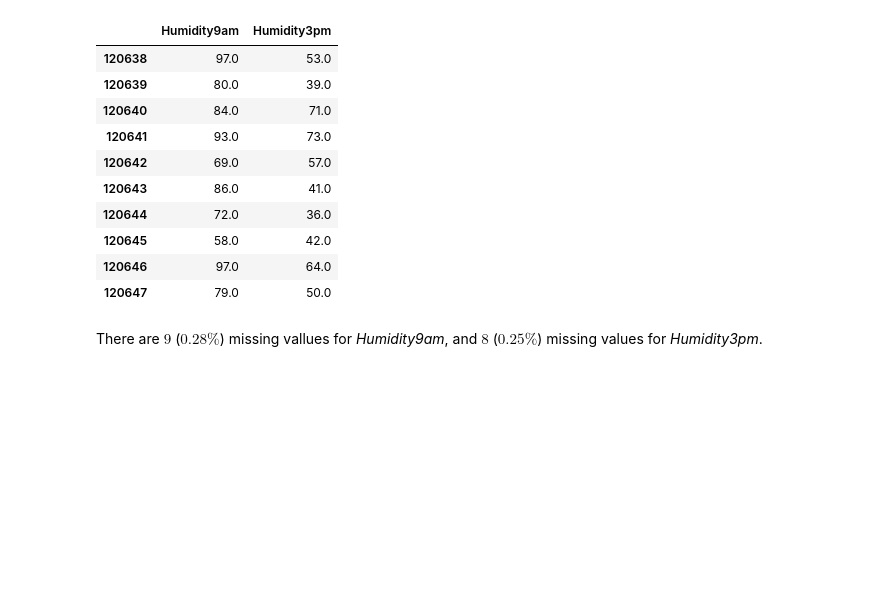
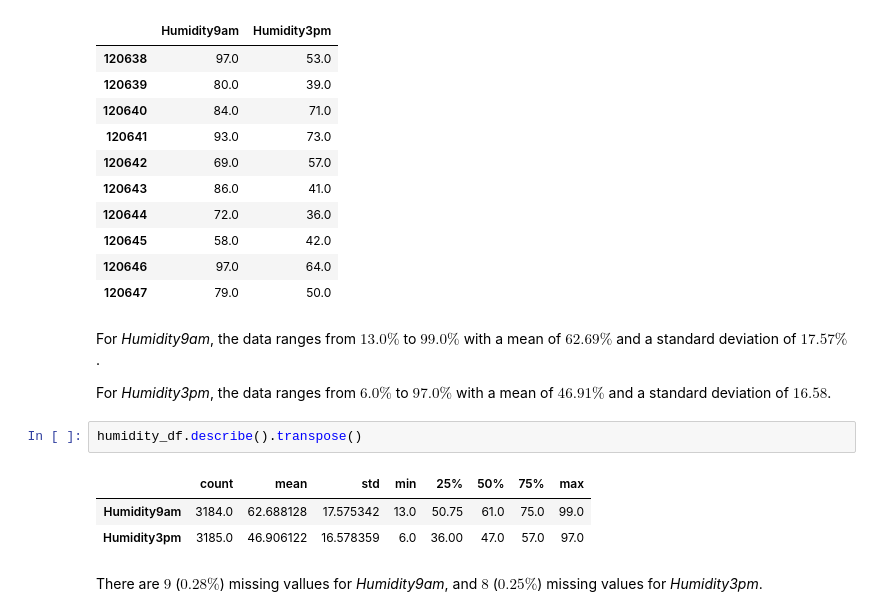
Before and after one commit to poolGolez/project-roosevelt, a Jupyter notebook: will-it-rain-in-perth.ipynb, the cells around one changed output. Cells and saved outputs as stored; diff of their text form; blank space fills up the shorter version.

Commit message:
Fix Humidity attributes

```diff
--- a/will-it-rain-in-perth.ipynb
+++ b/will-it-rain-in-perth.ipynb
@@ -915,6 +923,16 @@ humidity_df.head(10)
 | 120645 | 58.0 | 42.0 |
 | 120646 | 97.0 | 64.0 |
 | 120647 | 79.0 | 50.0 |
+# %% [markdown]
+For *Humidity9am*, the data ranges from $13.0\%$ to $99.0\%$ with a mean of $62.69\%$ and a standard deviation of $17.57\%$.
+
+For *Humidity3pm*, the data ranges from $6.0\%$ to $97.0\%$ with a mean of $46.91\%$ and a standard deviation of $16.58%$.
+# %%
+humidity_df.describe().transpose()
+# %% [output]
+|  | count | mean | std | min | 25% | 50% | 75% | max |
+| Humidity9am | 3184.0 | 62.688128 | 17.575342 | 13.0 | 50.75 | 61.0 | 75.0 | 99.0 |
+| Humidity3pm | 3185.0 | 46.906122 | 16.578359 | 6.0 | 36.00 | 47.0 | 57.0 | 97.0 |
 # %% [markdown]
 There are $9$ ($0.28\%$) missing vallues for *Humidity9am*, and $8$ ($0.25\%$) missing values for *Humidity3pm*.
 # %%
```
Also changed, not shown: parts of 7 cells of this notebook.
